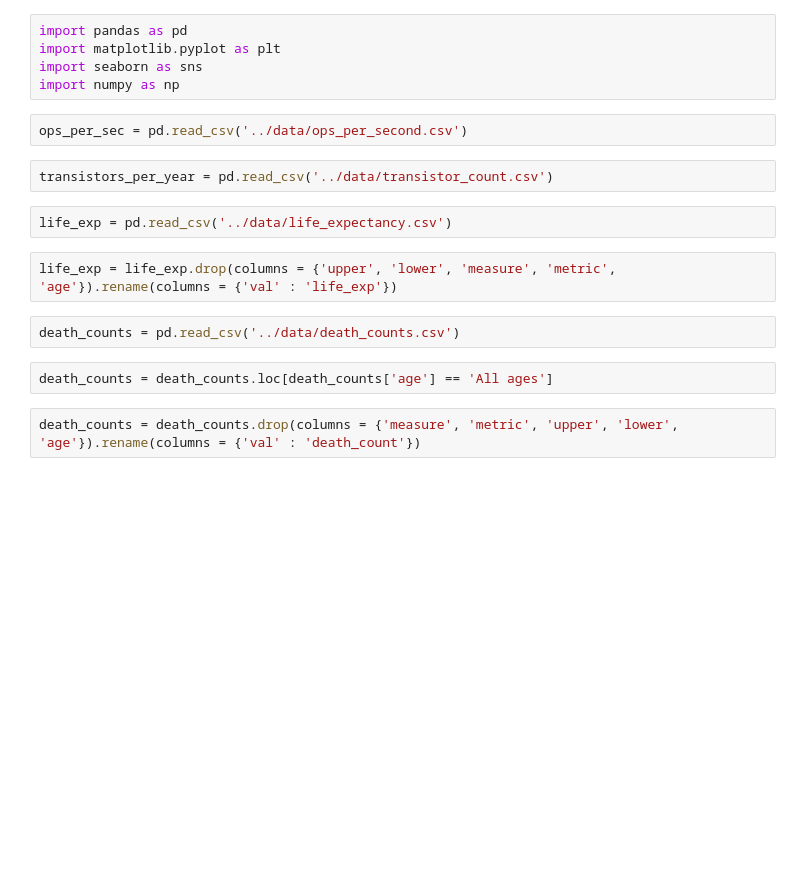
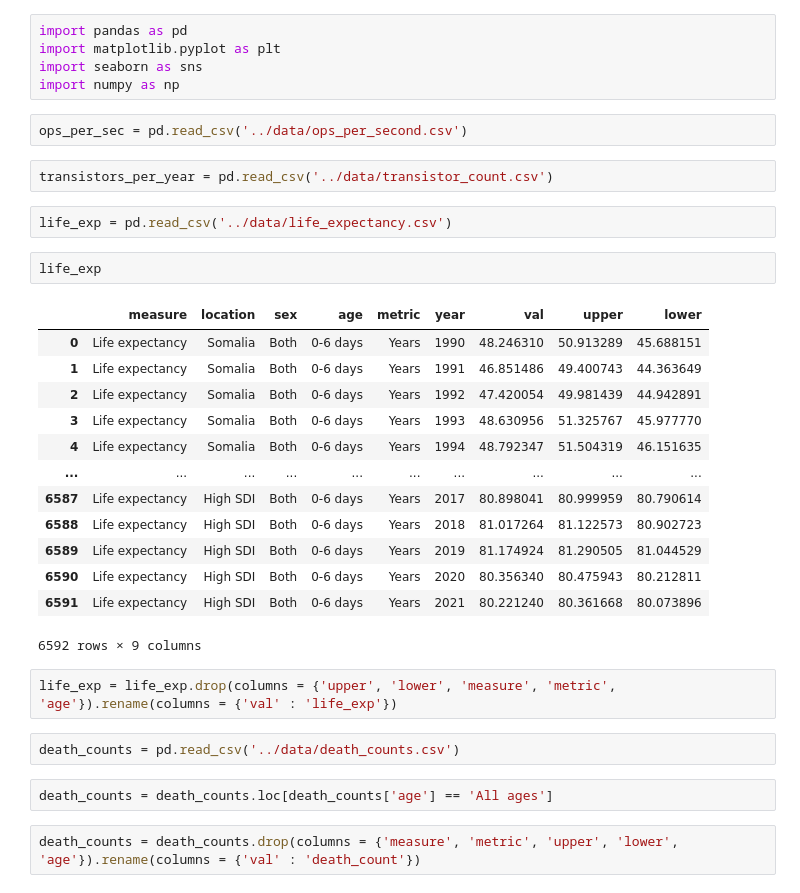
Before and after one commit to masonh108/Capstone, a Jupyter notebook: Notebooks/data_prep.ipynb, the cells around one changed output. Saved outputs shown, nothing was run; the diff lists cells and outputs as text; blank space fills up the shorter version.

```diff
--- a/Notebooks/data_prep.ipynb
+++ b/Notebooks/data_prep.ipynb
@@ -9,6 +9,22 @@ ops_per_sec = pd.read_csv('../data/ops_per_second.csv')
 transistors_per_year = pd.read_csv('../data/transistor_count.csv')
 # %%
 life_exp = pd.read_csv('../data/life_expectancy.csv')
+# %%
+life_exp
+# %% [output]
+|  | measure | location | sex | age | metric | year | val | upper | lower |
+| 0 | Life expectancy | Somalia | Both | 0-6 days | Years | 1990 | 48.246310 | 50.913289 | 45.688151 |
+| 1 | Life expectancy | Somalia | Both | 0-6 days | Years | 1991 | 46.851486 | 49.400743 | 44.363649 |
+| 2 | Life expectancy | Somalia | Both | 0-6 days | Years | 1992 | 47.420054 | 49.981439 | 44.942891 |
+| 3 | Life expectancy | Somalia | Both | 0-6 days | Years | 1993 | 48.630956 | 51.325767 | 45.977770 |
+| 4 | Life expectancy | Somalia | Both | 0-6 days | Years | 1994 | 48.792347 | 51.504319 | 46.151635 |
+| ... | ... | ... | ... | ... | ... | ... | ... | ... | ... |
+| 6587 | Life expectancy | High SDI | Both | 0-6 days | Years | 2017 | 80.898041 | 80.999959 | 80.790614 |
+| 6588 | Life expectancy | High SDI | Both | 0-6 days | Years | 2018 | 81.017264 | 81.122573 | 80.902723 |
+| 6589 | Life expectancy | High SDI | Both | 0-6 days | Years | 2019 | 81.174924 | 81.290505 | 81.044529 |
+| 6590 | Life expectancy | High SDI | Both | 0-6 days | Years | 2020 | 80.356340 | 80.475943 | 80.212811 |
+| 6591 | Life expectancy | High SDI | Both | 0-6 days | Years | 2021 | 80.221240 | 80.361668 | 80.073896 |
+6592 rows × 9 columns
 # %%
 life_exp = life_exp.drop(columns = {'upper', 'lower', 'measure', 'metric', 'age'}).rename(columns = {'val' : 'life_exp'})
 # %%
```
Also changed, not shown: parts of 21 cells of this notebook, 8 other files.
